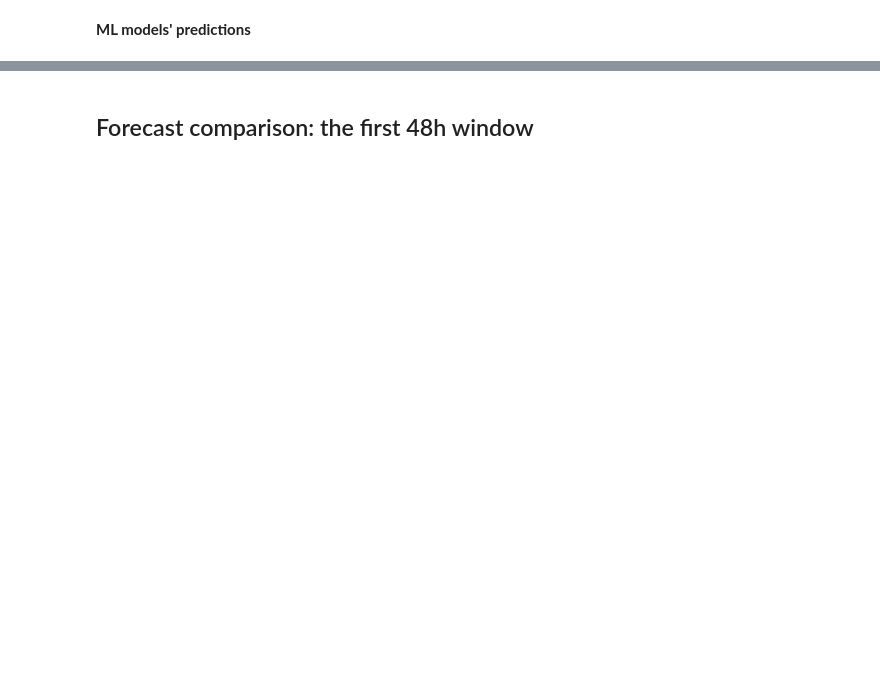
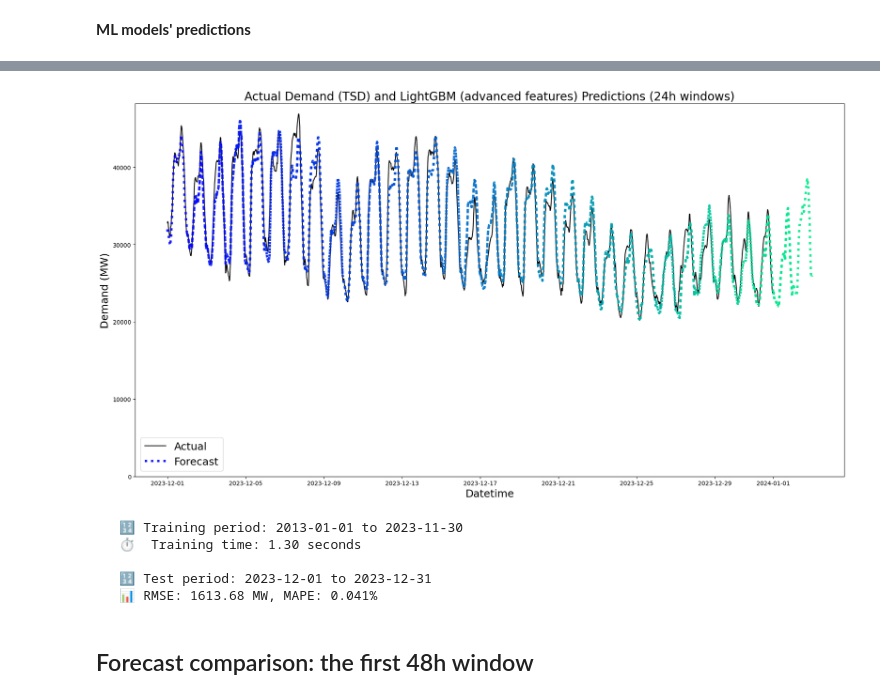
Before and after one commit to bvadg1002/UK-energy, a Jupyter notebook: notebooks/uk_energy_analysis.ipynb, the cells around one changed output, grey strips where cells are left out. Drawn from its saved outputs; the diff is of its cells as text; code cells hidden in the pictures; blank space fills up the shorter version.

```diff
--- a/notebooks/uk_energy_analysis.ipynb
+++ b/notebooks/uk_energy_analysis.ipynb
@@ -711,0 +728,22 @@ results['Regular_GBR'] = {
+# %%
+# Creating validation split from training data for LightGBM
+X_lgbm_train_split, X_lgbm_val_split, y_train_split, y_val_split = train_test_split(
+    X_lgbm_train, y_train, test_size=0.2, random_state=7
+)
+# %%
+# Intialize LightGBM model
+model_lgbm = LGBMRegressor(
+    n_estimators=200, max_depth=10, learning_rate=0.05, random_state=7
+)
+# %%
+# Train LightGBM model
+print("Training LightGBM model...")
+time_start = time.time()
+
+model_lgbm.fit(
+    X_lgbm_train_split, y_train_split,
+    eval_set=[(X_lgbm_val_split, y_val_split)]
+)
+print("LightGBM training completed.")
+
+lgbm_regular_time = time.time() - time_start
@@ -712,2 +759,41 @@ results['Regular_GBR'] = {
+# %%
+# Run rolling predictions for LightGBM model
+results_lgbm, first_window_lgbm = rolling_window_predictions(
+    df_ml, test_start, test_end, 48, 24,
+    lambda test_df, times: ml_predict_func(model_lgbm, test_df, features_ml, times),
+    cmap,
+    plot_actual=(actual_future_times, actual_future_tsd),
+    plot_title="Actual Demand (TSD) and LightGBM (advanced features) Predictions (24h windows)"
+)
+# %% [output]
+[figure, added]
+# %%
+
+# Calculate and store results for regular LightGBM model
+results_lgbm_pd = pd.DataFrame(results_lgbm)
+lgbm_regular_rmse = results_lgbm_pd['rmse'].mean()
+lgbm_regular_mape = results_lgbm_pd['mape'].mean()
+
+print(f"   🔢 Training period: {train_start.strftime('%Y-%m-%d')} to {(test_start - timedelta(days=1)).strftime('%Y-%m-%d')}")
+print(f"   ⏱️  Training time: {lgbm_regular_time:.2f} seconds\n")
+
+print(f"   🔢 Test period: {test_start.strftime('%Y-%m-%d')} to {test_end.strftime('%Y-%m-%d')}")
+print(f"   📊 RMSE: {lgbm_regular_rmse:.2f} MW, MAPE: {lgbm_regular_mape:.3f}%")
+
+if 'results' not in globals():
+    results = {}
+
+results['Regular_LGBM'] = {
+    'model': model_lgbm,
+    'training_time': lgbm_regular_time,
+    'rmse': lgbm_regular_rmse,
+    'mape': lgbm_regular_mape
+}
+# %% [output]
+   🔢 Training period: 2013-01-01 to 2023-11-30
+   ⏱️  Training time: 1.30 seconds
+
+   🔢 Test period: 2023-12-01 to 2023-12-31
+   📊 RMSE: 1613.68 MW, MAPE: 0.041%
 # %% [markdown]
 ## Forecast comparison: the first 48h window
```
Also changed, not shown: parts of 43 cells of this notebook, 1 other file.
